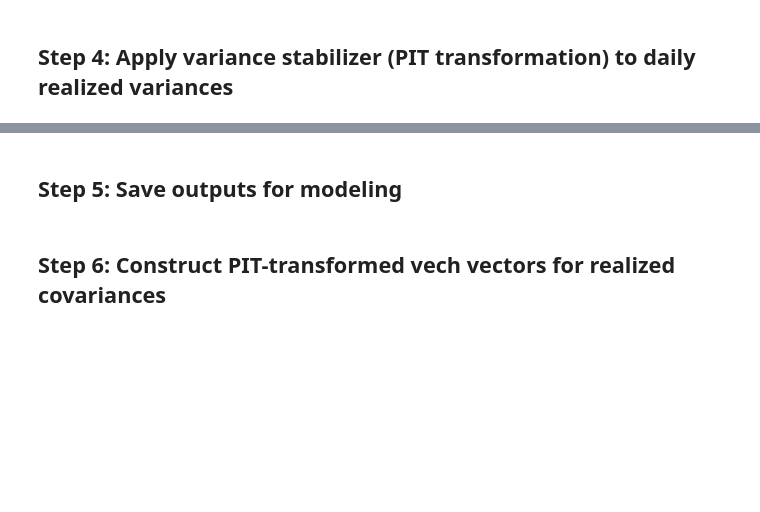
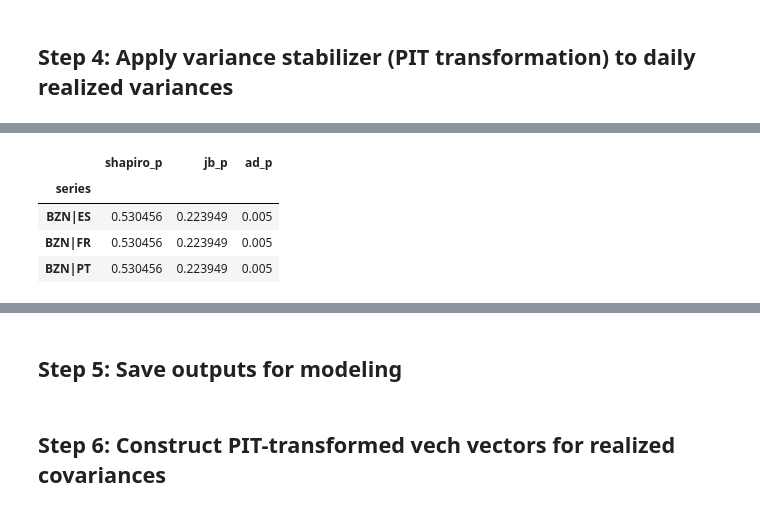
Before and after one commit to franrolotti/volatility-spillovers-methodology, a Jupyter notebook: 02_compute_realized_volatilities.ipynb, the cells around one changed output, grey strips where cells are left out. Drawn from its saved outputs; the diff is of its cells as text; code cells hidden in the pictures; blank space fills up the shorter version.

```diff
--- a/02_compute_realized_volatilities.ipynb
+++ b/02_compute_realized_volatilities.ipynb
@@ -249,0 +286,10 @@ plt.show()
+# %%
+# --- Normality tests AFTER PIT -------------------------------------------
+norm_post = normality_stats(pit_vars)
+display(norm_post)
+# %% [output]
+|  | shapiro_p | jb_p | ad_p |
+| series |  |  |  |
+| BZN|ES | 0.530456 | 0.223949 | 0.005 |
+| BZN|FR | 0.530456 | 0.223949 | 0.005 |
+| BZN|PT | 0.530456 | 0.223949 | 0.005 |
```
Also changed, not shown: parts of 9 cells of this notebook.
